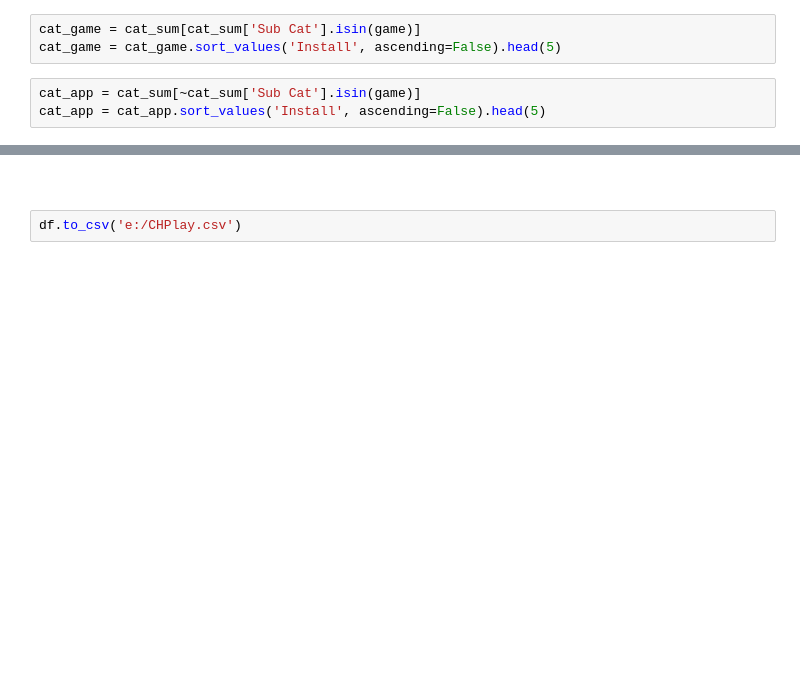
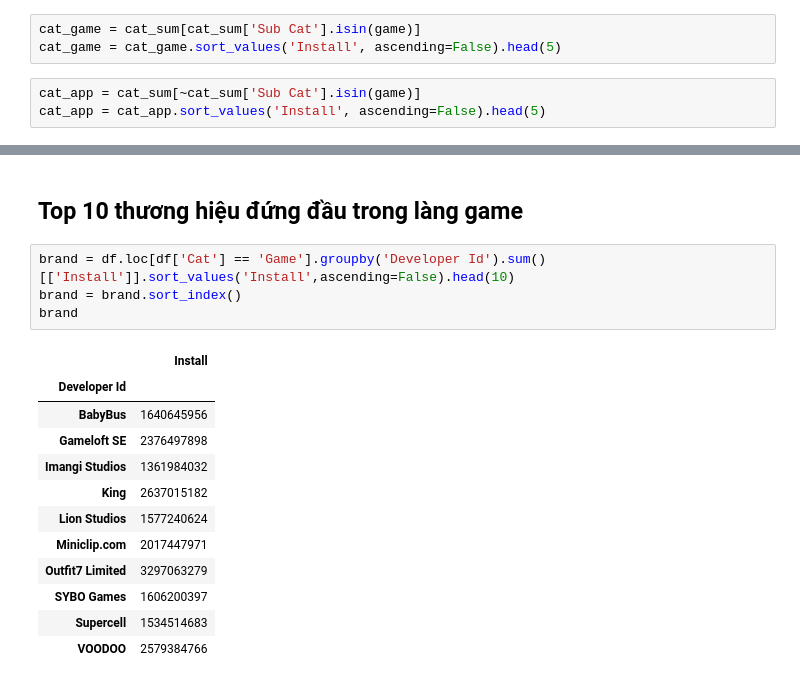
Before and after one commit to huyhuy12340/Project_DA, a Jupyter notebook: Google Play App Analysis.ipynb, the cells around one changed output, grey strips where cells are left out. Drawn from its saved outputs; the diff is of its cells as text; blank space fills up the shorter version.

```diff
--- a/Google Play App Analysis.ipynb
+++ b/Google Play App Analysis.ipynb
@@ -184,7 +189,22 @@ fig = px.bar(cat_app, x='Sub Cat',y='Install')
 fig.show()
 # %% [output]
 [interactive output not drawn]
-# %% [markdown]
-##
-# %%
-df.to_csv('e:/CHPlay.csv')
+# %% [markdown]
+## Top 10 thương hiệu đứng đầu trong làng game
+# %%
+brand = df.loc[df['Cat'] == 'Game'].groupby('Developer Id').sum()[['Install']].sort_values('Install',ascending=False).head(10)
+brand = brand.sort_index()
+brand
+# %% [output]
+|  | Install |
+| Developer Id |  |
+| BabyBus | 1640645956 |
+| Gameloft SE | 2376497898 |
+| Imangi Studios | 1361984032 |
+| King | 2637015182 |
+| Lion Studios | 1577240624 |
+| Miniclip.com | 2017447971 |
+| Outfit7 Limited | 3297063279 |
+| SYBO Games | 1606200397 |
+| Supercell | 1534514683 |
+| VOODOO | 2579384766 |
```
Also changed, not shown: parts of 12 cells of this notebook.
